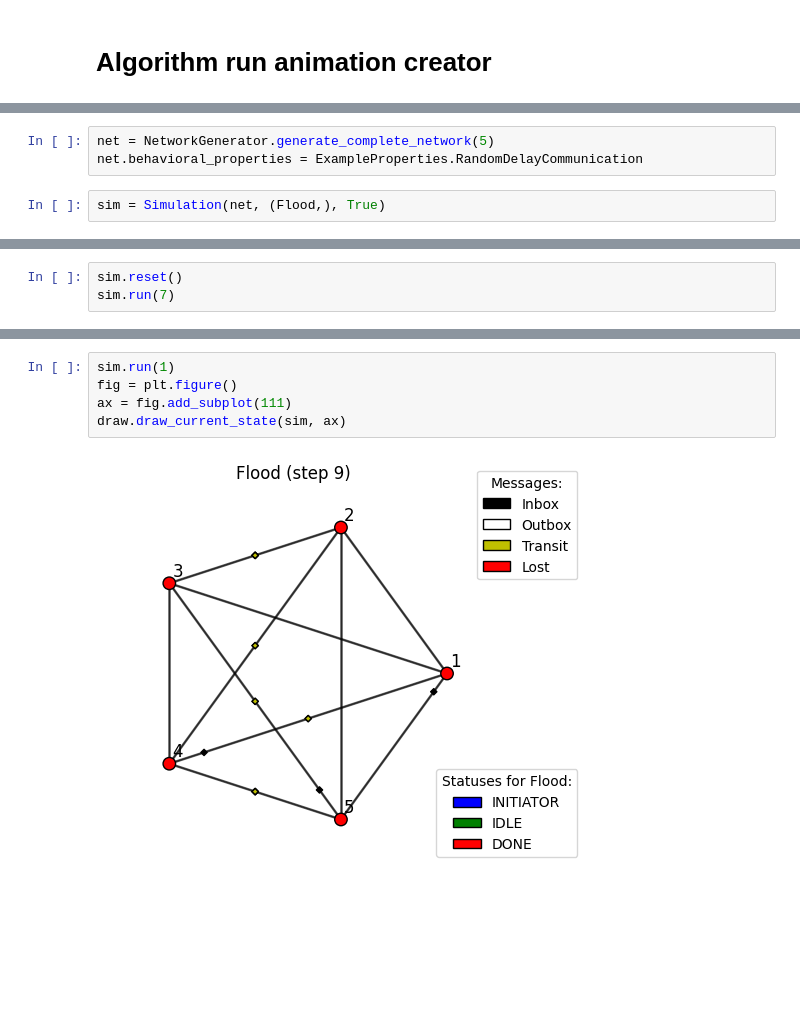
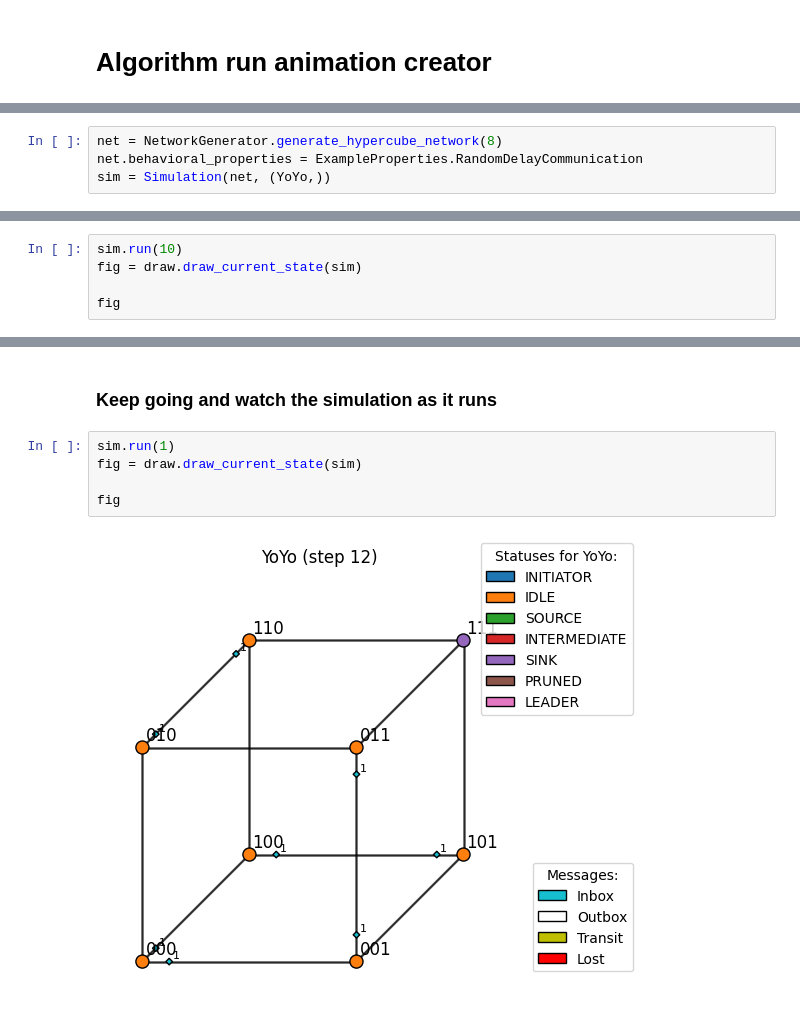
Before and after one commit to agustin-recoba/PyDistSim, a Jupyter notebook: docs/notebooks/animation.ipynb, the cells around one changed output, grey strips where cells are left out. Saved outputs shown, nothing was run; the diff lists cells and outputs as text; blank space fills up the shorter version.

Commit message:
Simulation animations and docs with tutorial

```diff
--- a/docs/notebooks/animation.ipynb
+++ b/docs/notebooks/animation.ipynb
@@ -16,5 +16,4 @@ enable_logger()
 # %%
-net = NetworkGenerator.generate_complete_network(5)
+net = NetworkGenerator.generate_hypercube_network(8)
 net.behavioral_properties = ExampleProperties.RandomDelayCommunication
+sim = Simulation(net, (YoYo,))
-# %%
-sim = Simulation(net, (Flood,), True)
@@ -25,3 +19,0 @@ True
-# %%
-sim.reset()
-sim.run(7)
@@ -36,0 +24,5 @@ draw.draw_current_state(sim, ax, dpi=300)
+# %%
+sim.run(10)
+fig = draw.draw_current_state(sim)
+
+fig
@@ -37,7 +31,9 @@ draw.draw_current_state(sim, ax, dpi=300)
+# %% [markdown]
+### Keep going and watch the simulation as it runs
 # %%
 sim.run(1)
-fig = plt.figure()
-ax = fig.add_subplot(111)
-draw.draw_current_state(sim, ax)
+fig = draw.draw_current_state(sim)
+
+fig
 # %% [output]
-[figure, old version]
+[figure, new version]
```
Also changed, not shown: parts of 12 cells of this notebook, 5 other files.
